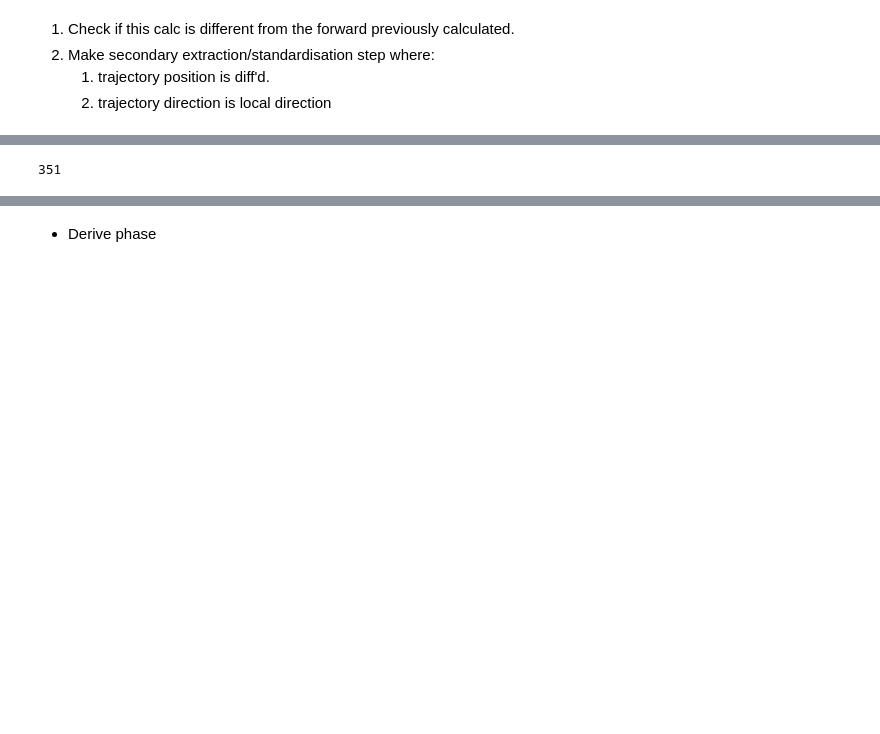
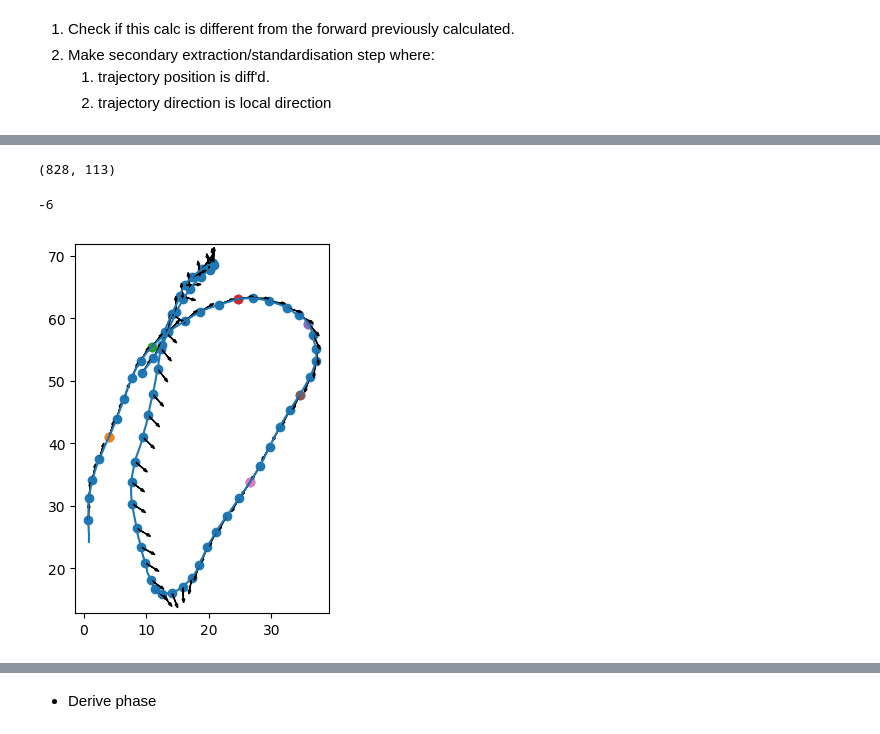
Before and after one commit to ornithos/mocap-mtds, a Jupyter notebook: 1_data_dev.ipynb, the cells around one changed output, grey strips where cells are left out. Cells and saved outputs as stored; diff of their text form; code cells hidden in the pictures; blank space fills up the shorter version.

```diff
--- a/1_data_dev.ipynb
+++ b/1_data_dev.ipynb
@@ -163,17 +219,22 @@ Test vs. Dan Holden's code (which I've lightly modified) on all CMU locomotion i
 # %%
-
 testpy = pyimport("tmptst");
 using DelimitedFiles
 
 cmu_loco = readdlm("../cmu/cmu_locomotion_lkp.txt", '\t')[:,1];
 database = "cmu"
-files = [joinpath("cmu", f * ".bvh") for f in cmu_loco]
+files = [joinpath(database, f * ".bvh") for f in cmu_loco]
 files = collect(filter(x-> isfile(x) && x !== "rest.bvh", files));
 
-for (i, f) in enumerate(files)
-    tmppy = testpy.process_file(f)
-    tmp = process_file(f)
-    printfmtln("{:02d}, lines={:04d}, maximum diff = {:.5e}", i, size(tmp,1), maximum(abs.(tmp - tmppy)))
+do_test = true
+if do_test
+    for (i, f) in enumerate(files)
+        tmppy = testpy.process_file(f)
+        tmp = process_file(f)
+        printfmtln("{:02d}, lines={:04d}, maximum diff = {:.5e}", i, size(tmp,1), maximum(abs.(tmp - tmppy)))
+    end
 end
+
+database = "../edin-style-transfer/"
+files_edin = [joinpath(database, f) for f in readdir(database)];
 # %% [markdown]
 --------------
@@ -234,0 +393,2 @@ reshape_rotations (generic function with 1 method)
+# %%
+proc = mocapio.process_file(files[40])
@@ -342,4 +712,8 @@ axs[1].set_aspect("equal"); axs[2].set_aspect("equal")
+# %%
+size(Xs)
+# %% [output]
+(828, 113)
 # %%
-ii
+ii = -6
 # %% [output]
-351
+-6
@@ -364,0 +720,11 @@ gca().set_xlim(-1,1)
+# %%
+_ix1 = range(70+0, stop=70+700-1)
+plot(recon[_ix1,1,1], recon[_ix1,1,3])
+scatter(recon[_ix1[10:10:end],1,1], recon[_ix1[10:10:end],1,3])
+[scatter(recon[tt,1,1], recon[tt,1,3]) for tt in _ix1[50:50:300]];
+
+[arrow(recon[tt,1,1], recon[tt,1,3], Xs[t2-0,24+7]*2, Xs[t2-0,36+7]*2, head_width=0.4) for (tt, t2) in
+        zip(_ix1[10:10:end], _ix1[10:10:end] .- 70)];
+gca().set_aspect("equal")
+# %% [output]
+[figure, added]
```
Also changed, not shown: parts of 71 cells of this notebook, 1 other file.
